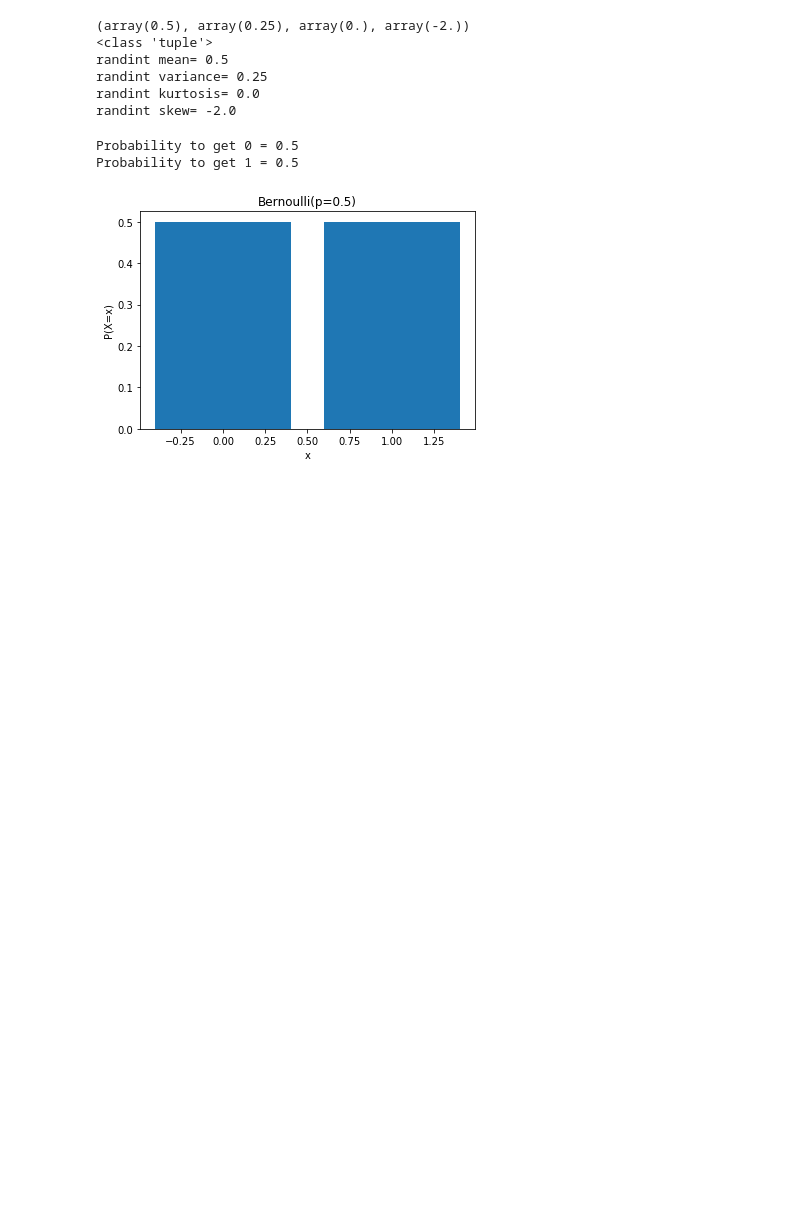
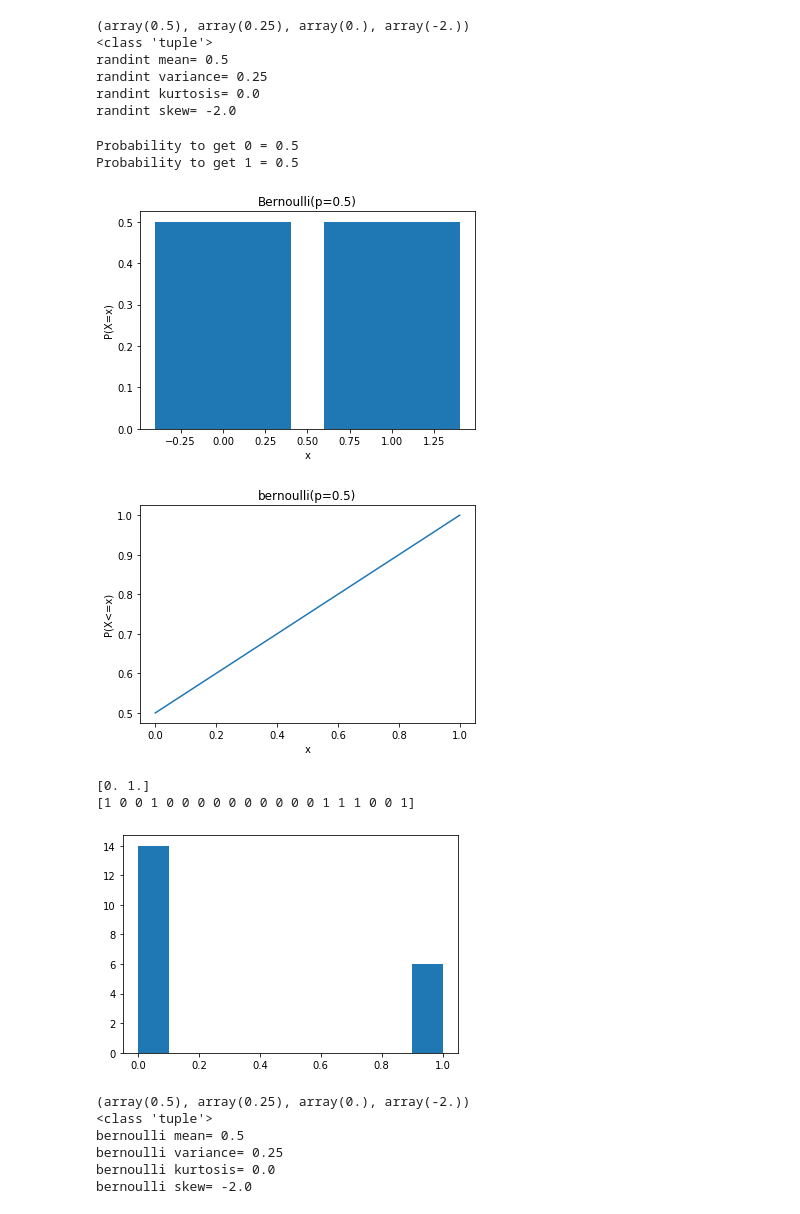
Before and after one commit to CK-Ung/DS60Days, a Jupyter notebook: homework/D27/作業.ipynb, the cells around one changed output. Drawn from its saved outputs; the diff is of its cells as text; code cells hidden in the pictures; blank space fills up the shorter version.

```diff
--- a/homework/D27/作業.ipynb
+++ b/homework/D27/作業.ipynb
@@ -88,30 +88,59 @@ randint skew= -2.0
 # ①定義伯努利分配的基本資訊
 
 # ①定義伯努利分配基本資訊
 p = 0.5 # 事件A 機率 0.4
 r = np.arange(0,2) # 可以出現的範圍為 0、1,2種可能出現的結果
 
 # ②計算二項分佈的概率質量分佈 (probability mass function)
 # 之所以稱為質量，是因為離散的點
 # P(X=x) --> 是機率
 probs = stats.bernoulli.pmf(r,p)
 #array([ 0.07776, 0.2592 , 0.3456 , 0.2304 , 0.0768 , 0.01024])
 for c, p in zip(coin, probs):
     print(f'Probability to get {c} = {p}')
 plt.bar(r, probs)
 plt.ylabel('P(X=x)')
 plt.xlabel('x')
 plt.title('Bernoulli(p=0.5)')
 plt.show()
 # ③計算伯努利分配的累積機率 (cumulative density function)，pmf 的累加
 # P(X=x) --> 是機率
 cumsum_probs = stats.bernoulli.cdf(r,p)
 plt.ylabel('P(X<=x)')
 plt.xlabel('x')
 plt.title('bernoulli(p=0.5)')
 plt.plot(r, cumsum_probs)
 plt.show()
+# ④ 透過 cdf ，給定一個 機率值，反推出對應到的 x
+p_loc = stats.bernoulli.ppf(cumsum_probs, p)
+print(p_loc)
+#看上圖看結果
+# ⑤產生符合伯努利分配的隨機樣本點 (random sample)
+X = stats.bernoulli.rvs(p,size=20)
+print(X)
+plt.hist(X)
+plt.show()
+#試試看，每一次的結果一樣嗎?
+#6.計算固定參數下，隨機變數的平均數、變異數、偏度和峰度。
+stat_ber=stats.bernoulli.stats(p,moments='mvks')
+print(stat_ber)
+print(type(stat_ber))
+#E(X)
+print("bernoulli mean=",float(stat_ber[0]))
+print("bernoulli variance=",float(stat_ber[1]))
+print("bernoulli kurtosis=",float(stat_ber[2]))
+print("bernoulli skew=",float(stat_ber[3]))
 # %% [output]
 Probability to get 0 = 0.5
 Probability to get 1 = 0.5
 [figure]
+[figure, added]
+[0. 1.]
+[1 0 0 1 0 0 0 0 0 0 0 0 0 0 1 1 1 0 0 1]
+[figure, added]
+(array(0.5), array(0.25), array(0.), array(-2.))
+<class 'tuple'>
+bernoulli mean= 0.5
+bernoulli variance= 0.25
+bernoulli kurtosis= 0.0
+bernoulli skew= -2.0
```
